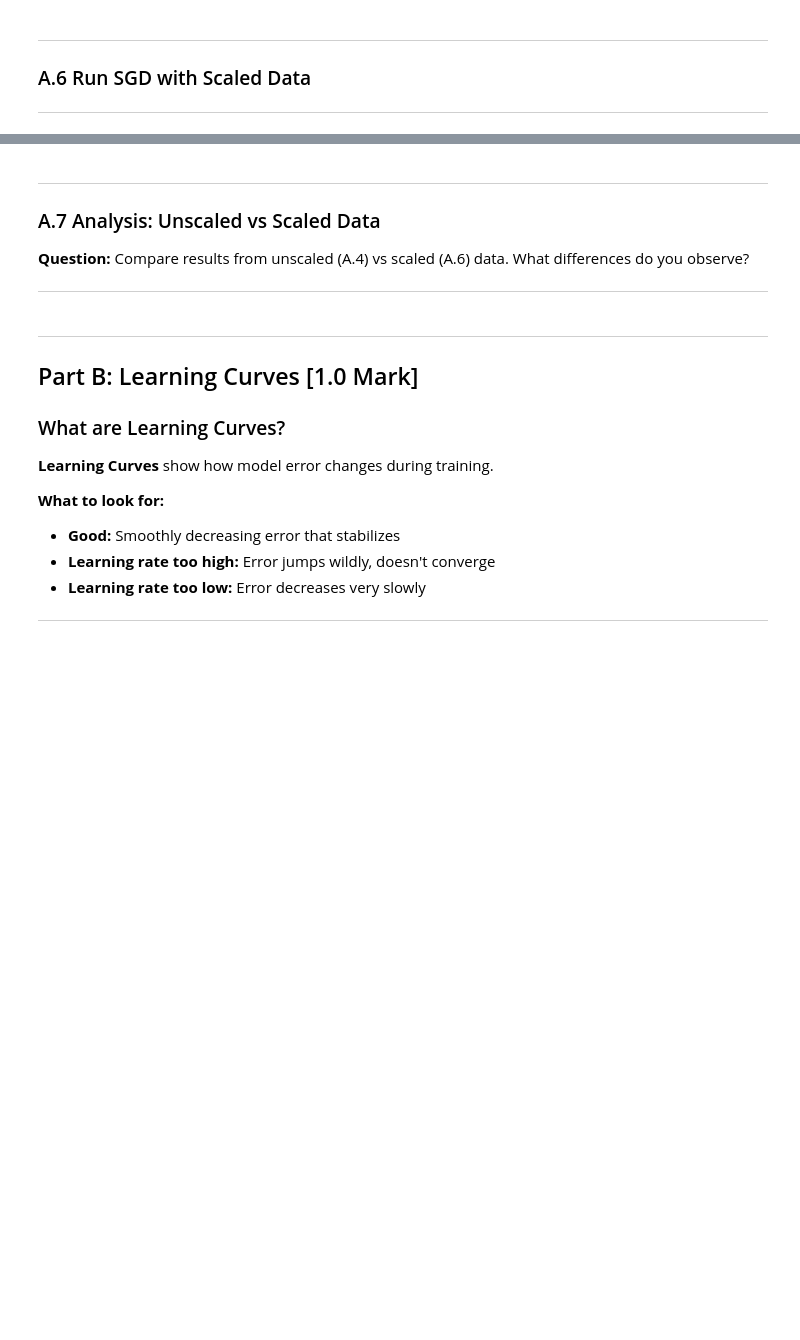
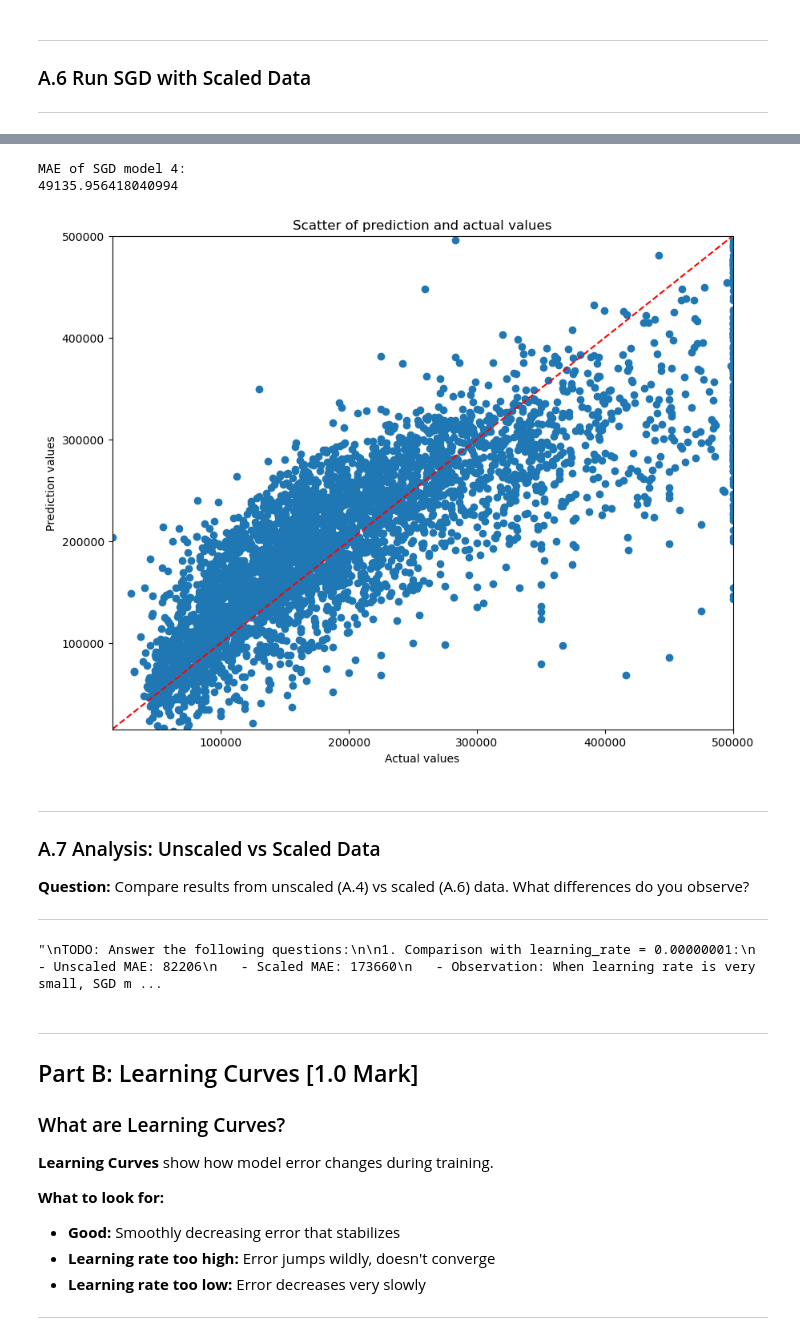
Before and after one commit to LittleVigney/COMPX310, a Jupyter notebook: Lab/Lab6/Lab6.ipynb, the cells around one changed output, grey strips where cells are left out. Cells and saved outputs as stored; diff of their text form; code cells hidden in the pictures; blank space fills up the shorter version.

```diff
--- a/Lab/Lab6/Lab6.ipynb
+++ b/Lab/Lab6/Lab6.ipynb
@@ -275,11 +431,19 @@ Formula: `(x - mean) / standard_deviation`
 # %%
 # SGD with learning_rate = 0.0001 (scaled data)
 
 # TODO: Create SGDRegressor with learning_rate='constant', eta0=0.0001, random_state=ID
+sgd_model_4 = SGDRegressor(learning_rate="constant", eta0=0.0001, random_state=ID)
 
 # TODO: Call run_reg with X_train_scaled and X_test_scaled
+mae_sgd_4 = run_reg(sgd_model_4, X_training_scaled, X_test_scaled, y_training, y_test)
 
 # TODO: Print the MAE result
+print("MAE of SGD model 4:")
+print(mae_sgd_4)
+# %% [output]
+MAE of SGD model 4:
+49135.956418040994
+[figure, added]
 # %% [markdown]
 ---
 
@@ -295,24 +459,28 @@ Formula: `(x - mean) / standard_deviation`
 TODO: Answer the following questions:
 
 1. Comparison with learning_rate = 0.00000001:
-   - Unscaled MAE:
-   - Scaled MAE:
-   - Observation:
+   - Unscaled MAE: 82206
+   - Scaled MAE: 173660
+   - Observation: When learning rate is very small, SGD model with unscaled data has better performance than
+                  the model with scaled data.
 
 
 2. Comparison with learning_rate = 0.0001:
-   - Unscaled MAE:
-   - Scaled MAE:
-   - Observation:
+   - Unscaled MAE: 433478154254396
+   - Scaled MAE: 49135
+   - Observation: When learning rate is big, SGD model without feature scaling may can't train successfully. And With
+                  scaled data, SGD perform better than small learning rate.
 
 
 3. Why does scaling make such a big difference?
 
 
 4. Which combination (learning rate + scaling) works best?
-
+   0.0001 + with feature scaling.
 
 """
+# %% [output]
+"\nTODO: Answer the following questions:\n\n1. Comparison with learning_rate = 0.00000001:\n   - Unscaled MAE: 82206\n   - Scaled MAE: 173660\n   - Observation: When learning rate is very small, SGD m ...
 # %% [markdown]
 ---
 
```
Also changed, not shown: parts of 25 cells of this notebook.
